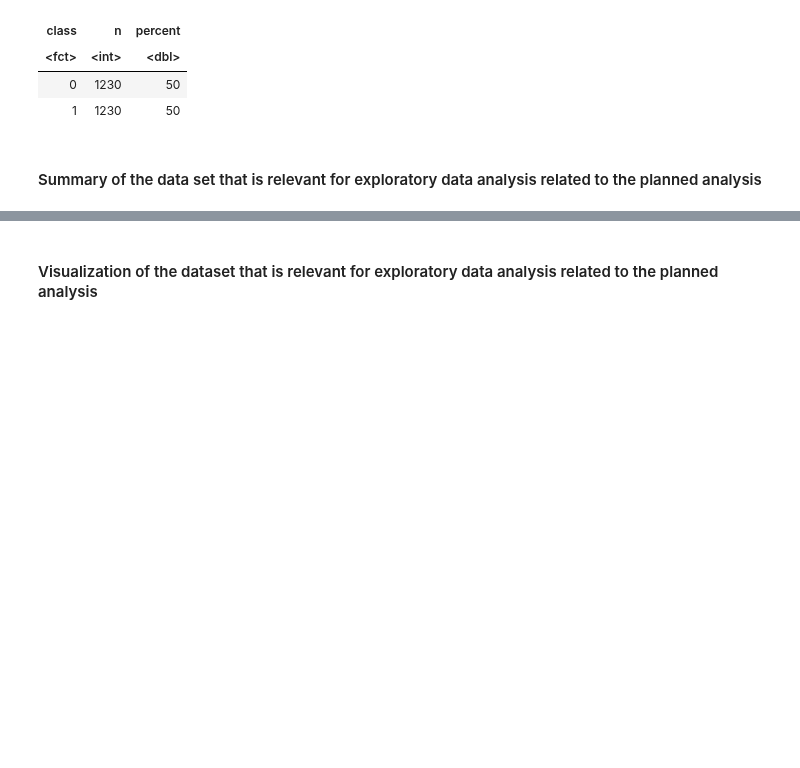
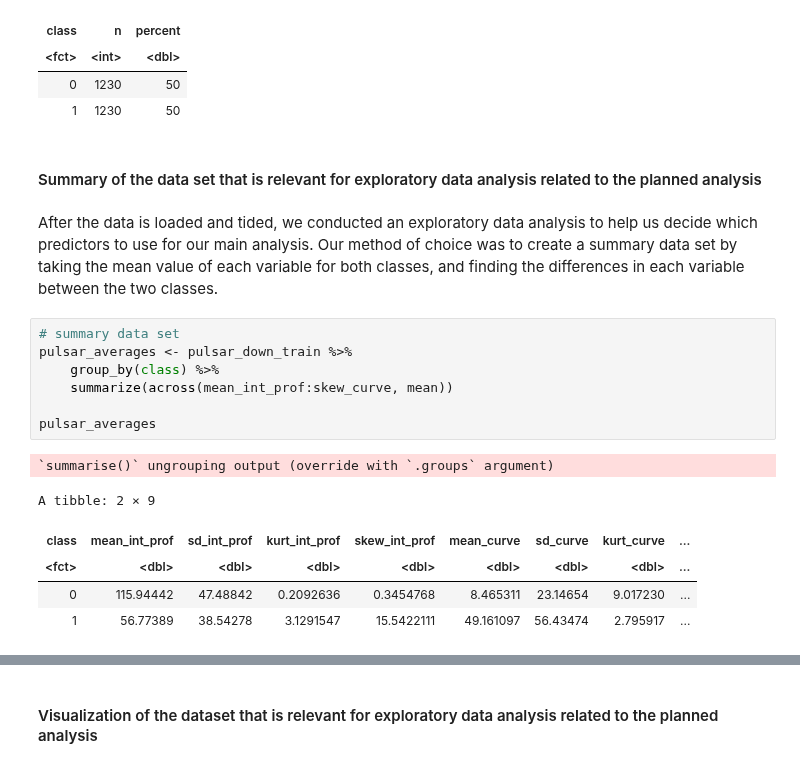
Before and after one commit to Phillipl132/dsci_100_group_24, a Jupyter notebook: Project_Report.ipynb, the cells around one changed output, grey strips where cells are left out. Saved outputs shown, nothing was run; the diff lists cells and outputs as text; blank space fills up the shorter version.

```diff
--- a/Project_Report.ipynb
+++ b/Project_Report.ipynb
@@ -272,3 +283,19 @@ A tibble: 2 × 3
 | 1 | 1230 | 50 |
 # %% [markdown]
 #### Summary of the data set that is relevant for exploratory data analysis related to the planned analysis
+# %% [markdown]
+After the data is loaded and tided, we conducted an exploratory data analysis to help us decide which predictors to use for our main analysis. Our method of choice was to create a summary data set by taking the mean value of each variable for both classes, and finding the differences in each variable between the two classes.
+# %%
+# summary data set
+pulsar_averages <- pulsar_down_train %>%
+    group_by(class) %>%
+    summarize(across(mean_int_prof:skew_curve, mean))
+
+pulsar_averages
+# %% [output]
+`summarise()` ungrouping output (override with `.groups` argument)
+A tibble: 2 × 9
+| class | mean_int_prof | sd_int_prof | kurt_int_prof | skew_int_prof | mean_curve | sd_curve | kurt_curve | ... |
+| <fct> | <dbl> | <dbl> | <dbl> | <dbl> | <dbl> | <dbl> | <dbl> | ... |
+| 0 | 115.94442 | 47.48842 | 0.2092636 | 0.3454768 | 8.465311 | 23.14654 | 9.017230 | ... |
+| 1 | 56.77389 | 38.54278 | 3.1291547 | 15.5422111 | 49.161097 | 56.43474 | 2.795917 | ... |
```
Also changed, not shown: parts of 5 cells of this notebook, 1 other file.
